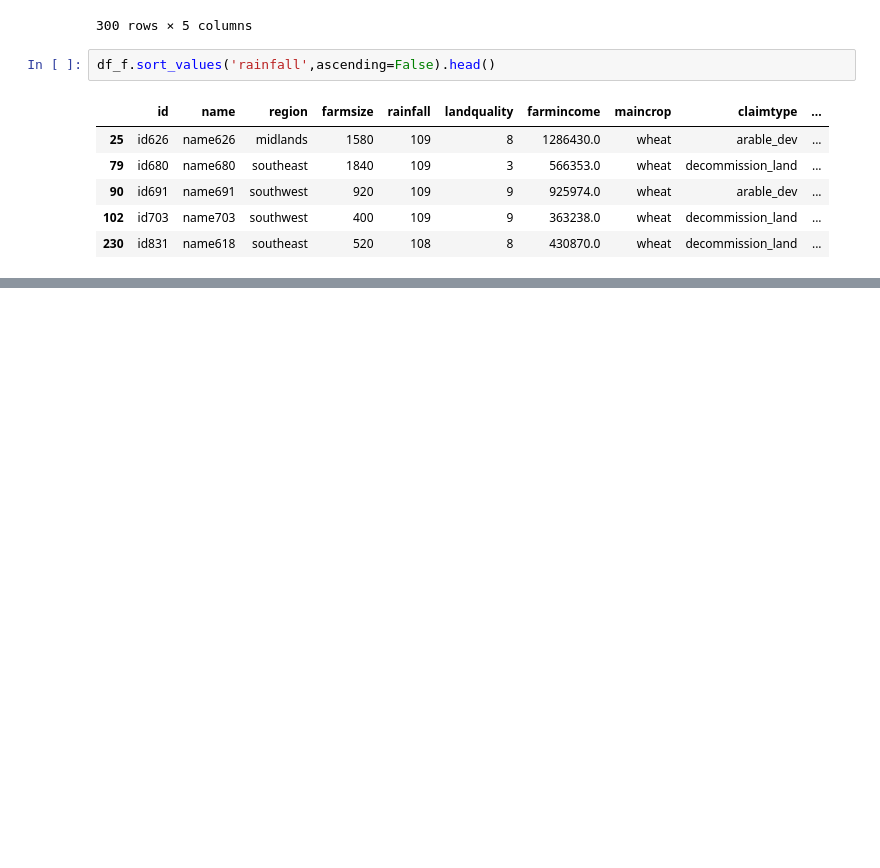
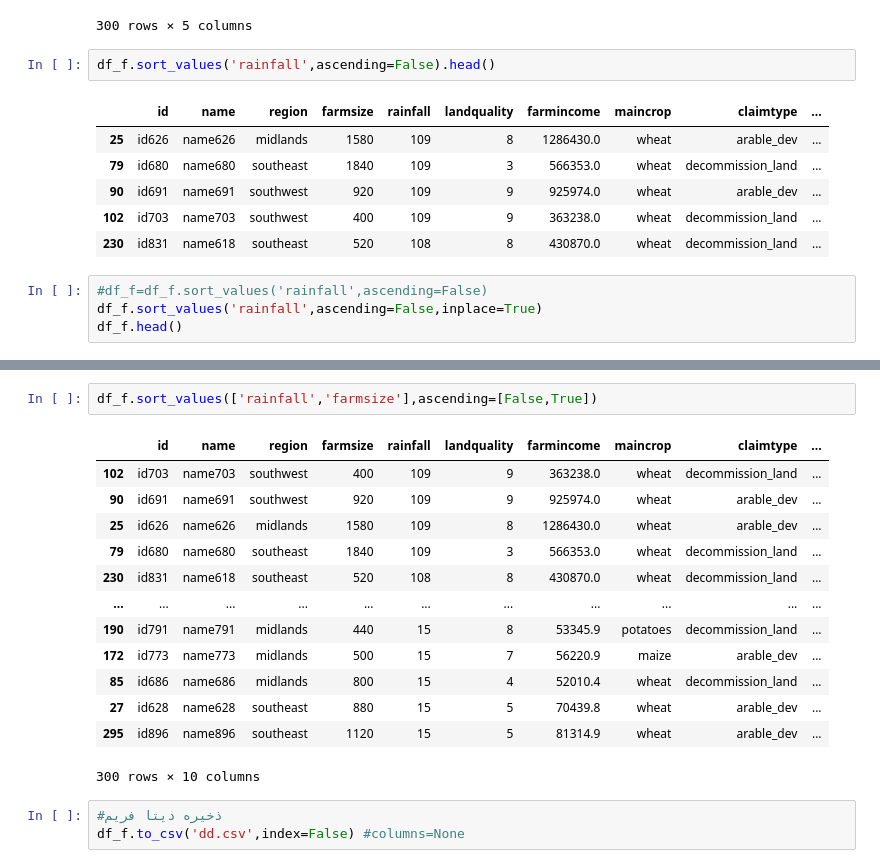
Before and after one commit to NasimShokrgozar/FirstSc, a Jupyter notebook: Session06_Basic.ipynb, the cells around one changed output, grey strips where cells are left out. Cells and saved outputs as stored; diff of their text form; blank space fills up the shorter version.

```diff
--- a/Session06_Basic.ipynb
+++ b/Session06_Basic.ipynb
@@ -186,3 +186,7 @@ df_f.sort_values('rainfall',ascending=False).head()
 | 90 | id691 | name691 | southwest | 920 | 109 | 9 | 925974.0 | wheat | arable_dev | ... |
 | 102 | id703 | name703 | southwest | 400 | 109 | 9 | 363238.0 | wheat | decommission_land | ... |
 | 230 | id831 | name618 | southeast | 520 | 108 | 8 | 430870.0 | wheat | decommission_land | ... |
+# %%
+#df_f=df_f.sort_values('rainfall',ascending=False)
+df_f.sort_values('rainfall',ascending=False,inplace=True)
+df_f.head()
@@ -188,0 +200,19 @@ df_f.sort_values('rainfall',ascending=False).head()
+# %%
+df_f.sort_values(['rainfall','farmsize'],ascending=[False,True])
+# %% [output]
+|  | id | name | region | farmsize | rainfall | landquality | farmincome | maincrop | claimtype | ... |
+| 102 | id703 | name703 | southwest | 400 | 109 | 9 | 363238.0 | wheat | decommission_land | ... |
+| 90 | id691 | name691 | southwest | 920 | 109 | 9 | 925974.0 | wheat | arable_dev | ... |
+| 25 | id626 | name626 | midlands | 1580 | 109 | 8 | 1286430.0 | wheat | arable_dev | ... |
+| 79 | id680 | name680 | southeast | 1840 | 109 | 3 | 566353.0 | wheat | decommission_land | ... |
+| 230 | id831 | name618 | southeast | 520 | 108 | 8 | 430870.0 | wheat | decommission_land | ... |
+| ... | ... | ... | ... | ... | ... | ... | ... | ... | ... | ... |
+| 190 | id791 | name791 | midlands | 440 | 15 | 8 | 53345.9 | potatoes | decommission_land | ... |
+| 172 | id773 | name773 | midlands | 500 | 15 | 7 | 56220.9 | maize | arable_dev | ... |
+| 85 | id686 | name686 | midlands | 800 | 15 | 4 | 52010.4 | wheat | decommission_land | ... |
+| 27 | id628 | name628 | southeast | 880 | 15 | 5 | 70439.8 | wheat | arable_dev | ... |
+| 295 | id896 | name896 | southeast | 1120 | 15 | 5 | 81314.9 | wheat | arable_dev | ... |
+300 rows × 10 columns
+# %%
+#ذخیره دیتا فریم
+df_f.to_csv('dd.csv',index=False) #columns=None
```
Also changed, not shown: parts of 11 cells of this notebook.
